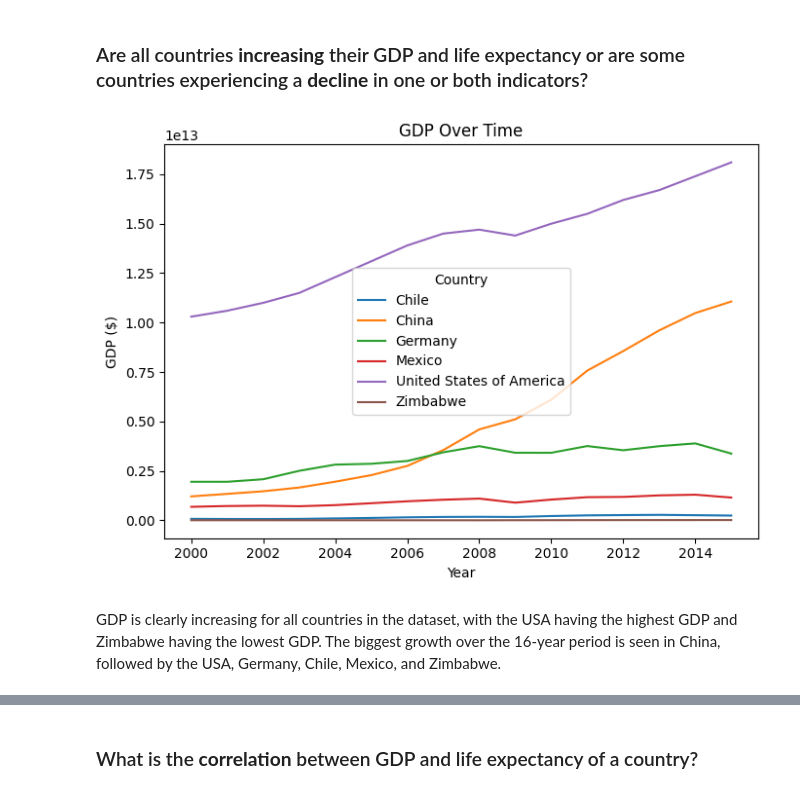
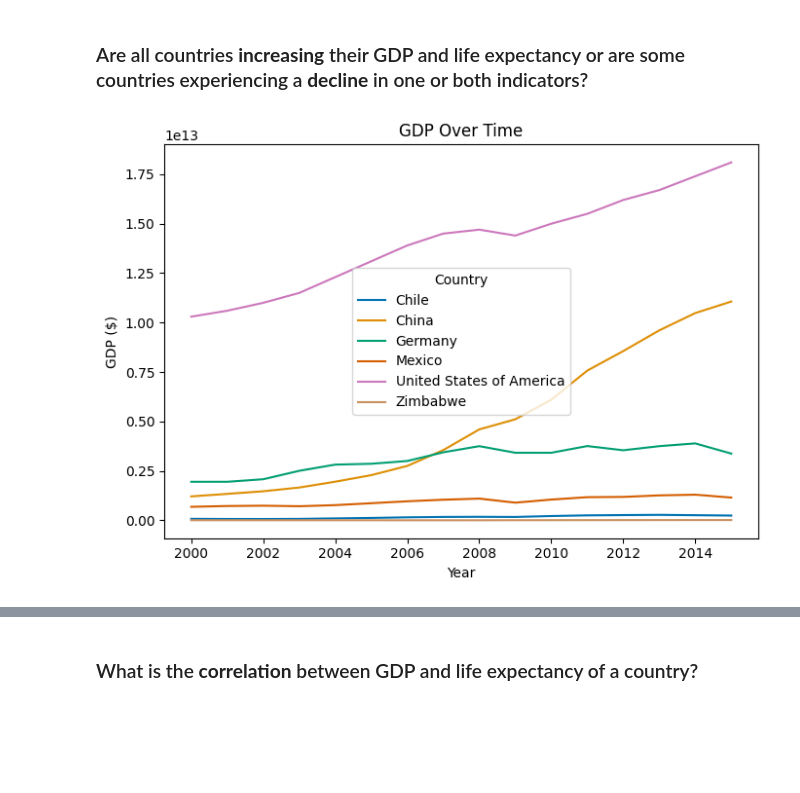
Before and after one commit to alanjameschapman/Life-Expectancy-and-GDP-Starter, a Jupyter notebook: life_expectancy_gdp.ipynb, the cells around one changed output, grey strips where cells are left out. Drawn from its saved outputs; the diff is of its cells as text; code cells hidden in the pictures; blank space fills up the shorter version.

```diff
--- a/life_expectancy_gdp.ipynb
+++ b/life_expectancy_gdp.ipynb
@@ -385,14 +367,13 @@ plt.show()
 # %%
 # Create a line plot of GDP over time
 plt.figure(figsize=(7, 5))
 sns.lineplot(x='Year', y='GDP', hue='Country', data=df)
+sns.set_palette('colorblind')
 plt.title('GDP Over Time')
 plt.ylabel('GDP ($)')
 plt.xlabel('Year')
 plt.legend(title='Country')
 plt.tight_layout()
 plt.show()
 # %% [output]
-[figure, old version]
+[figure, new version]
-# %% [markdown]
-GDP is clearly increasing for all countries in the dataset, with the USA having the highest GDP and Zimbabwe having the lowest GDP. The biggest growth over the 16-year period is seen in China, followed by the USA, Germany, Chile, Mexico, and Zimbabwe.
```
Also changed, not shown: parts of 20 cells of this notebook, 1 other file.
